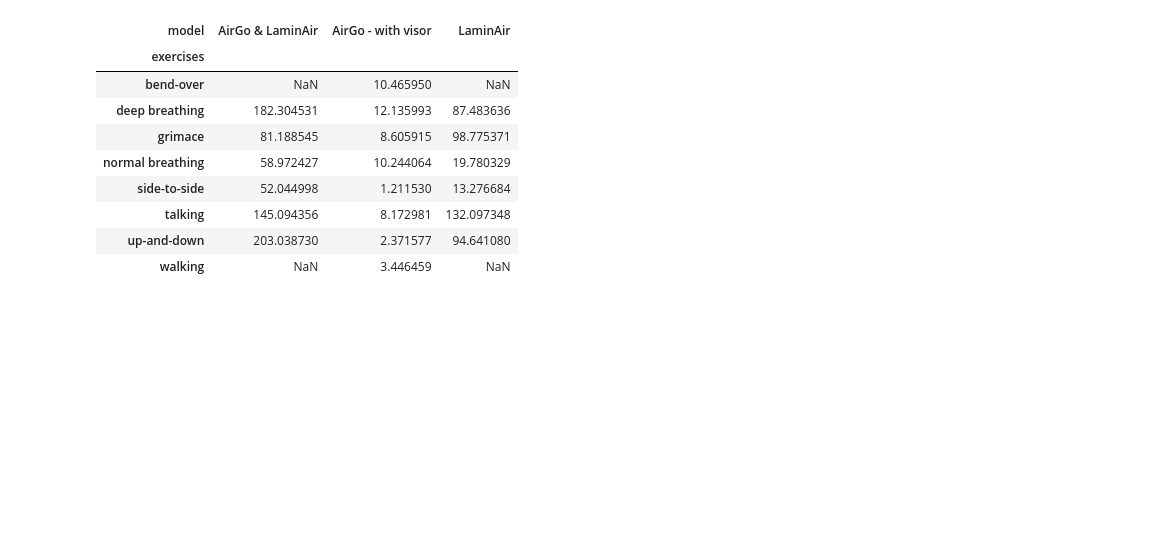
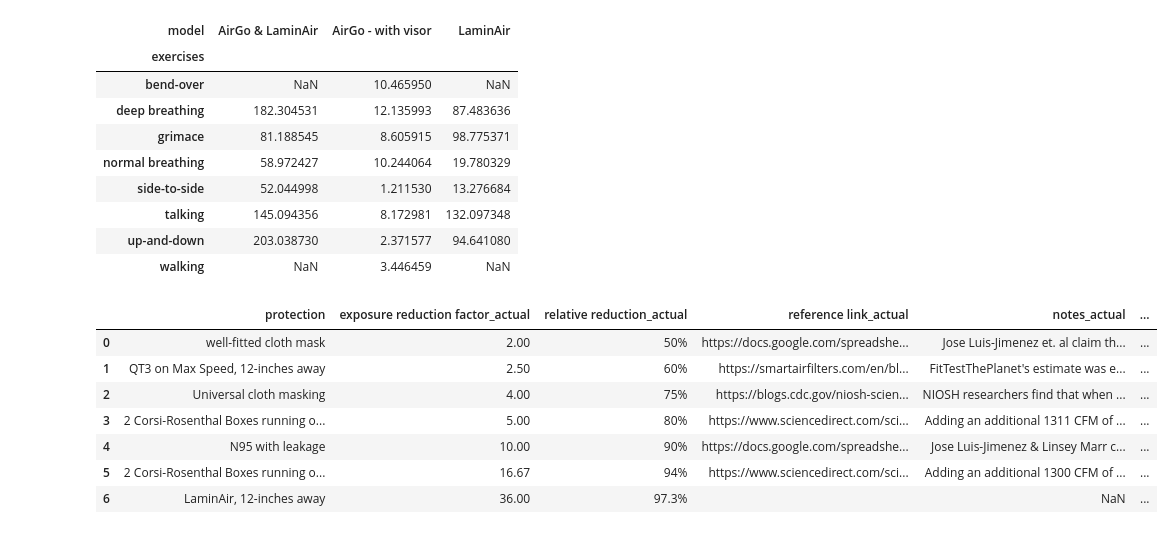
Before and after one commit to Edderic/iaq, a Jupyter notebook: notebooks/milestone-eoy-2023.ipynb, the cells around one changed output. Cells and saved outputs as stored; diff of their text form; code cells hidden in the pictures; blank space fills up the shorter version.

```diff
--- a/notebooks/milestone-eoy-2023.ipynb
+++ b/notebooks/milestone-eoy-2023.ipynb
@@ -1371,4 +1396,23 @@ fit_factor_context = pd.DataFrame([
 ])
+# %%
+sorted_ff = fit_factor_context.sort_values(by='exposure reduction factor')
+# %%
+copy_ff = sorted_ff.copy()
+# %%
+copy_ff['exposure reduction factor'] = 0
+copy_ff.loc[copy_ff['protection'] == 'LaminAir, 12-inches away', 'exposure reduction factor'] = 36
+# %%
+merge = sorted_ff.merge(copy_ff, on='protection', suffixes=('_actual', '_coloring'))
+merge
+# %% [output]
+|  | protection | exposure reduction factor_actual | relative reduction_actual | reference link_actual | notes_actual | ... |
+| 0 | well-fitted cloth mask | 2.00 | 50% | https://docs.google.com/spreadshe... | Jose Luis-Jimenez et. al claim th... | ... |
+| 1 | QT3 on Max Speed, 12-inches away | 2.50 | 60% | https://smartairfilters.com/en/bl... | FitTestThePlanet's estimate was e... | ... |
+| 2 | Universal cloth masking | 4.00 | 75% | https://blogs.cdc.gov/niosh-scien... | NIOSH researchers find that when ... | ... |
+| 3 | 2 Corsi-Rosenthal Boxes running o... | 5.00 | 80% | https://www.sciencedirect.com/sci... | Adding an additional 1311 CFM of ... | ... |
+| 4 | N95 with leakage | 10.00 | 90% | https://docs.google.com/spreadshe... | Jose Luis-Jimenez & Linsey Marr c... | ... |
+| 5 | 2 Corsi-Rosenthal Boxes running o... | 16.67 | 94% | https://www.sciencedirect.com/sci... | Adding an additional 1300 CFM of ... | ... |
+| 6 | LaminAir, 12-inches away | 36.00 | 97.3% |  | NaN | ... |
 # %%
 results = bar_plot_exposure_reduction_factors(
     fit_factor_context.sort_values(by='exposure reduction factor'),
```
Also changed, not shown: parts of 10 cells of this notebook.
